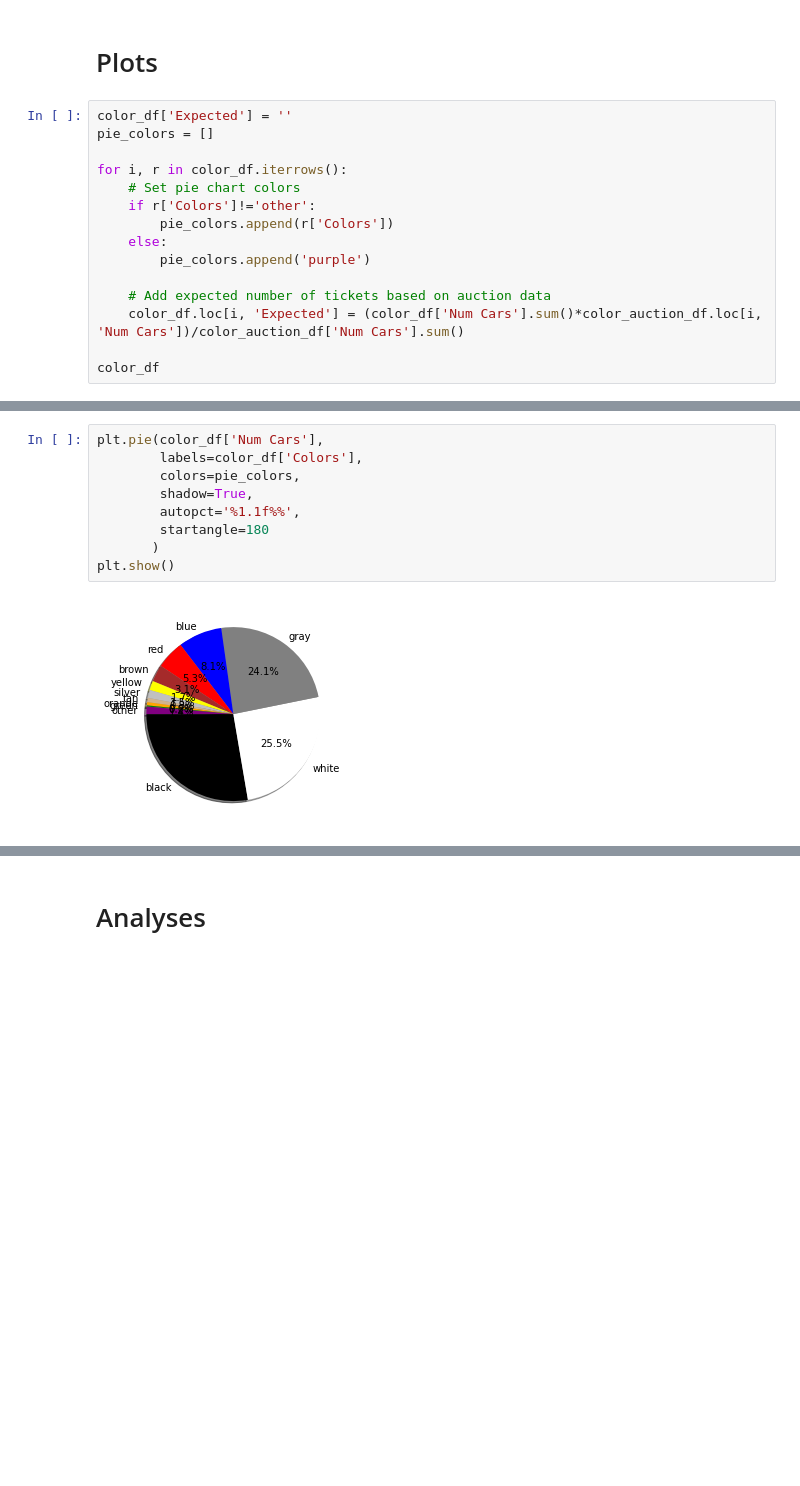
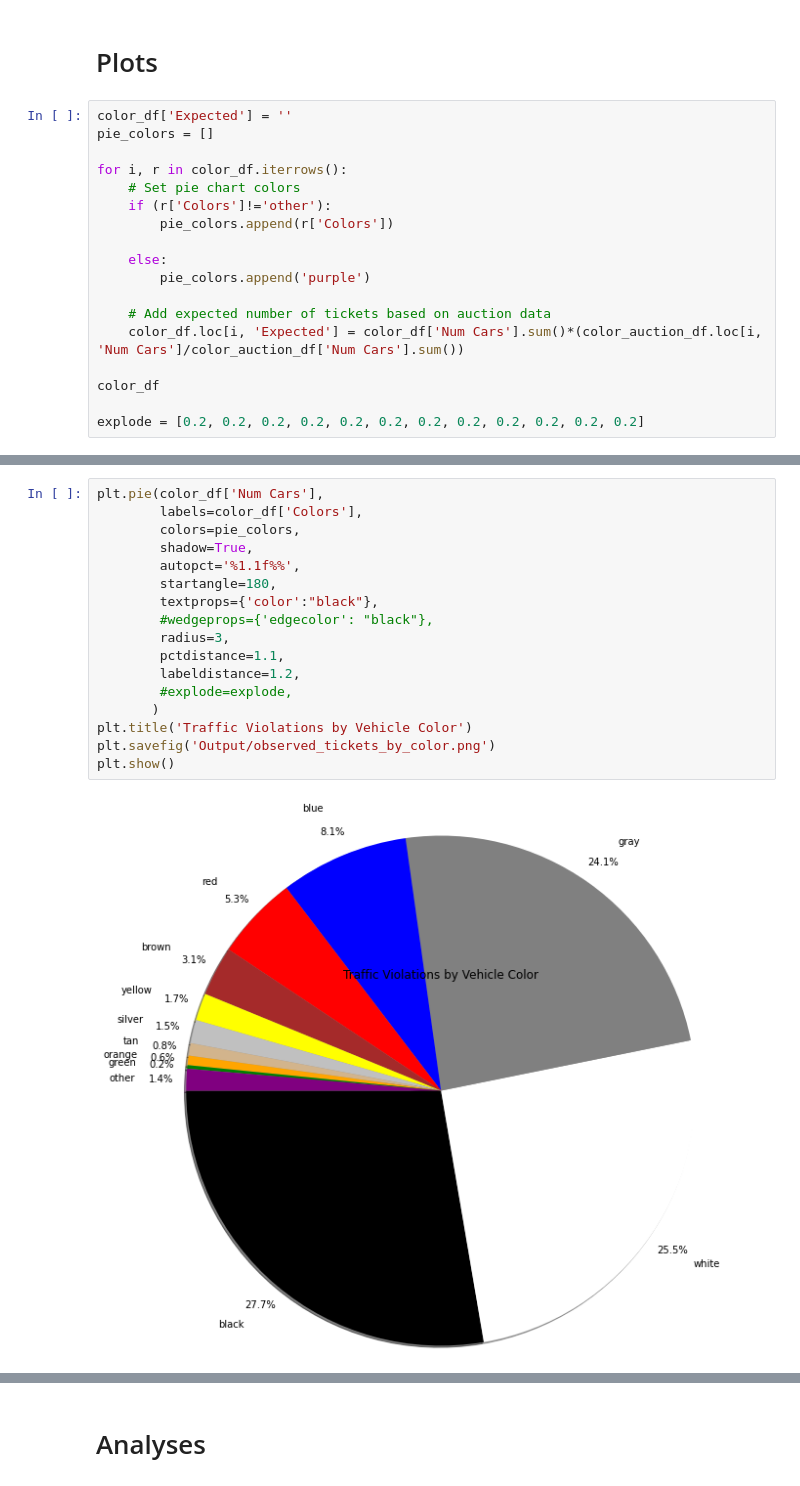
Before and after one commit to RyanAdamGonzalez1996/Project1, a Jupyter notebook: Vehicle_Color.ipynb, the cells around one changed output, grey strips where cells are left out. Cells and saved outputs as stored; diff of their text form; blank space fills up the shorter version.

```diff
--- a/Vehicle_Color.ipynb
+++ b/Vehicle_Color.ipynb
@@ -145,12 +145,15 @@ pie_colors = []
 
 for i, r in color_df.iterrows():
     # Set pie chart colors
-    if r['Colors']!='other':
+    if (r['Colors']!='other'):
         pie_colors.append(r['Colors'])
+
     else:
         pie_colors.append('purple')
 
     # Add expected number of tickets based on auction data
-    color_df.loc[i, 'Expected'] = (color_df['Num Cars'].sum()*color_auction_df.loc[i, 'Num Cars'])/color_auction_df['Num Cars'].sum()
+    color_df.loc[i, 'Expected'] = color_df['Num Cars'].sum()*(color_auction_df.loc[i, 'Num Cars']/color_auction_df['Num Cars'].sum())
 
 color_df
+
+explode = [0.2, 0.2, 0.2, 0.2, 0.2, 0.2, 0.2, 0.2, 0.2, 0.2, 0.2, 0.2]
@@ -171,14 +160,22 @@ color_df
 # %%
 plt.pie(color_df['Num Cars'],
         labels=color_df['Colors'],
         colors=pie_colors,
         shadow=True,
         autopct='%1.1f%%',
-        startangle=180
+        startangle=180,
+        textprops={'color':"black"},
+        #wedgeprops={'edgecolor': "black"},
+        radius=3,
+        pctdistance=1.1,
+        labeldistance=1.2,
+        #explode=explode,
        )
+plt.title('Traffic Violations by Vehicle Color')
+plt.savefig('Output/observed_tickets_by_color.png')
 plt.show()
 # %% [output]
-[figure, old version]
+[figure, new version]
 # %%
 plt.pie(color_auction_df['Num Cars'],
         labels=color_auction_df['Colors'],
```
Also changed, not shown: parts of 2 cells of this notebook, 2 other files.
